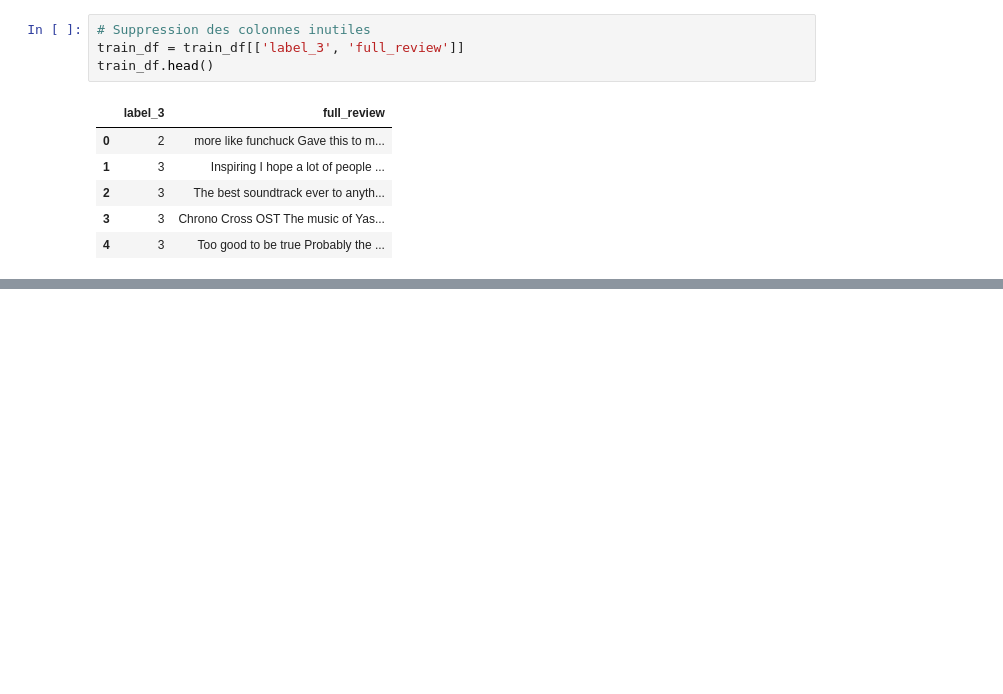
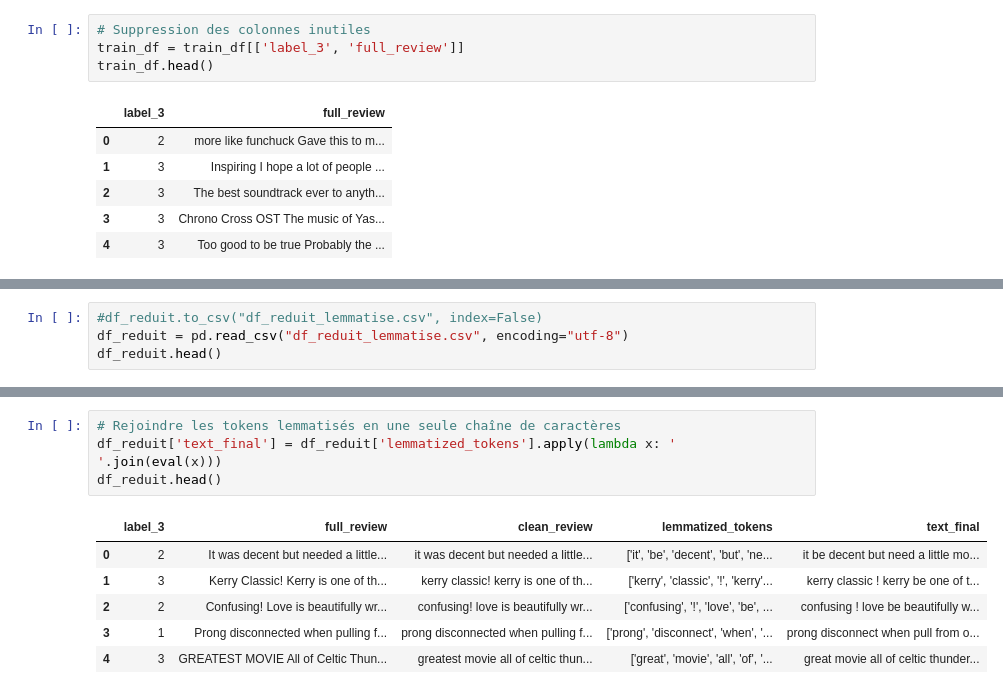
Before and after one commit to mchabanat/NLP-Project, a Jupyter notebook: project.ipynb, the cells around one changed output, grey strips where cells are left out. Cells and saved outputs as stored; diff of their text form; blank space fills up the shorter version.

```diff
--- a/project.ipynb
+++ b/project.ipynb
@@ -133,0 +217,4 @@ Pour réaliser le travail on dispose de deux fichiers :
+# %%
+#df_reduit.to_csv("df_reduit_lemmatise.csv", index=False)
+df_reduit = pd.read_csv("df_reduit_lemmatise.csv", encoding="utf-8")
+df_reduit.head()
@@ -133,0 +243,11 @@ Pour réaliser le travail on dispose de deux fichiers :
+# %%
+# Rejoindre les tokens lemmatisés en une seule chaîne de caractères
+df_reduit['text_final'] = df_reduit['lemmatized_tokens'].apply(lambda x: ' '.join(eval(x)))
+df_reduit.head()
+# %% [output]
+|  | label_3 | full_review | clean_review | lemmatized_tokens | text_final |
+| 0 | 2 | It was decent but needed a little... | it was decent but needed a little... | ['it', 'be', 'decent', 'but', 'ne... | it be decent but need a little mo... |
+| 1 | 3 | Kerry Classic! Kerry is one of th... | kerry classic! kerry is one of th... | ['kerry', 'classic', '!', 'kerry'... | kerry classic ! kerry be one of t... |
+| 2 | 2 | Confusing! Love is beautifully wr... | confusing! love is beautifully wr... | ['confusing', '!', 'love', 'be', ... | confusing ! love be beautifully w... |
+| 3 | 1 | Prong disconnected when pulling f... | prong disconnected when pulling f... | ['prong', 'disconnect', 'when', '... | prong disconnect when pull from o... |
+| 4 | 3 | GREATEST MOVIE All of Celtic Thun... | greatest movie all of celtic thun... | ['great', 'movie', 'all', 'of', '... | great movie all of celtic thunder... |
```
Also changed, not shown: parts of 21 cells of this notebook.
